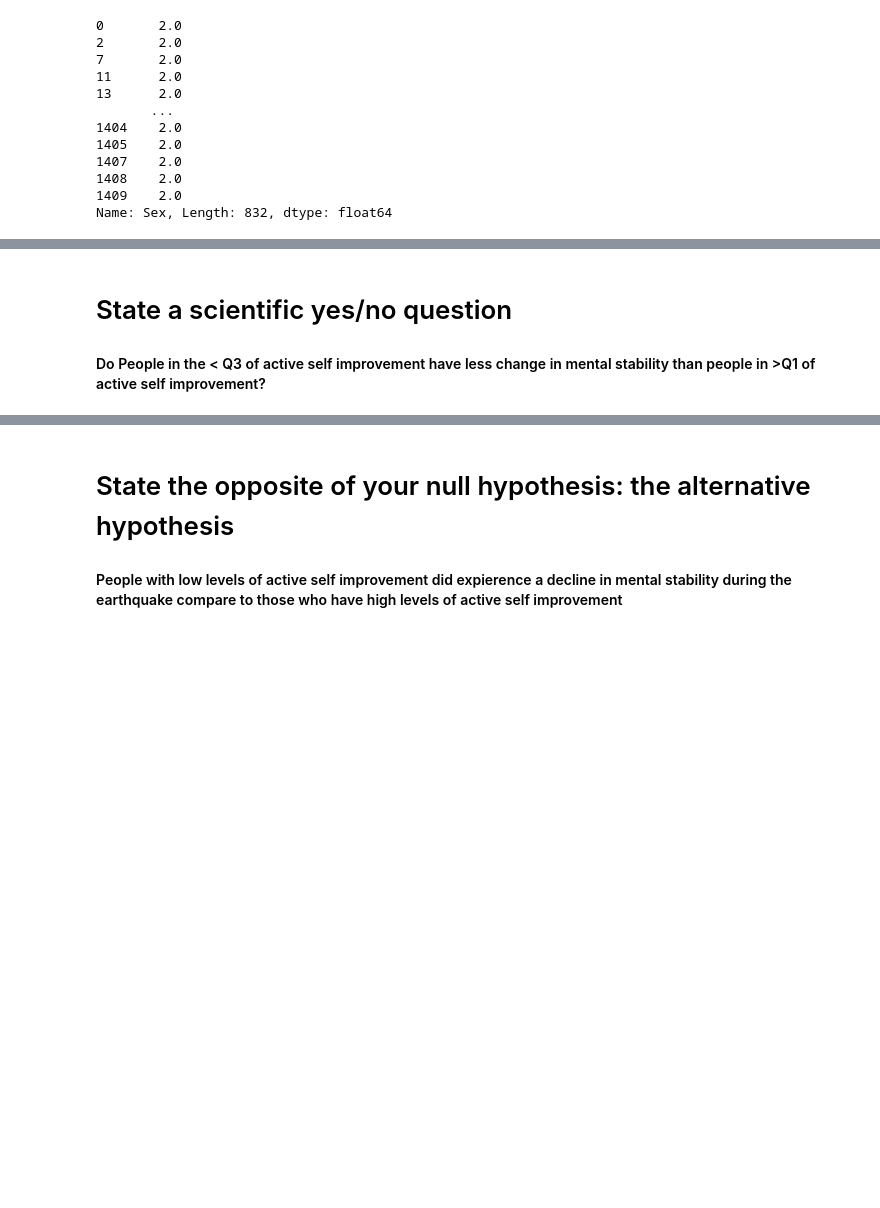
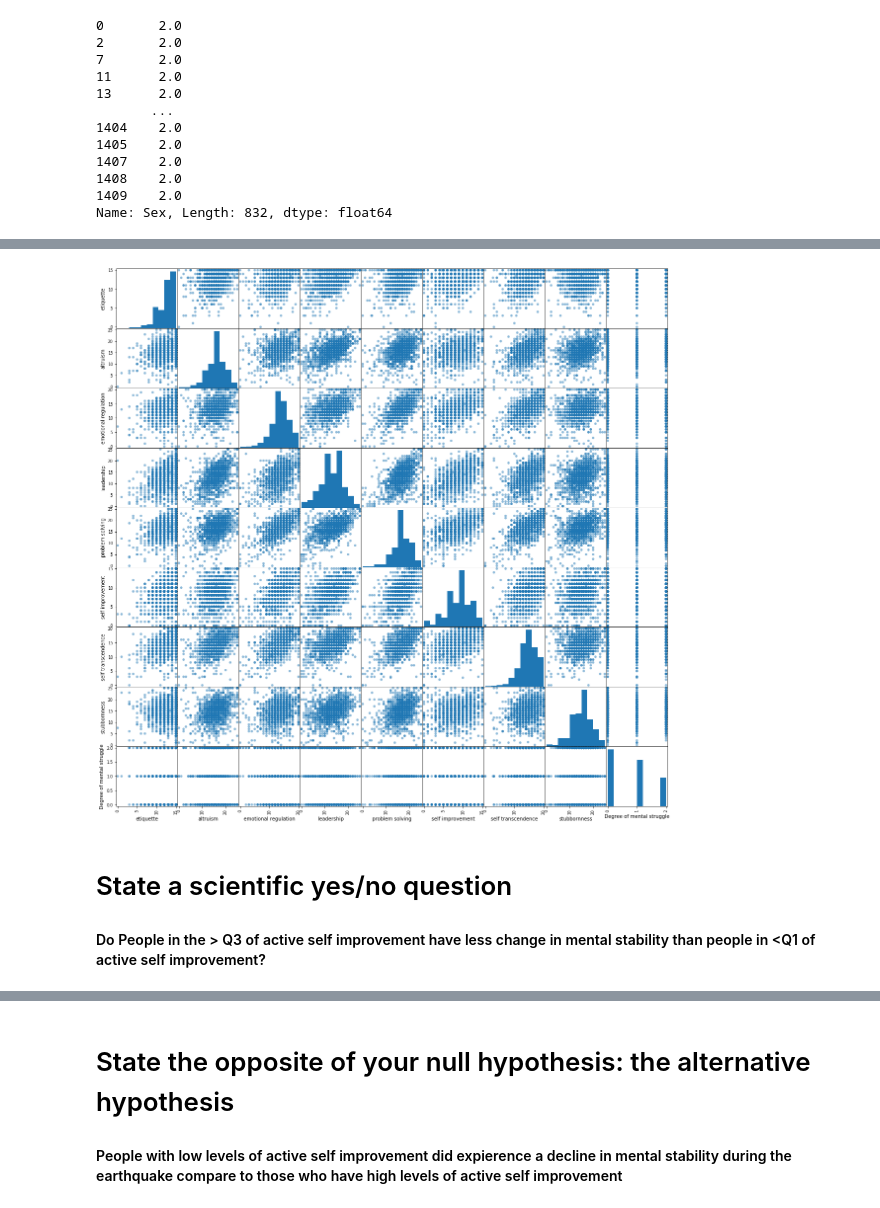
Before and after one commit to josephshanks/JapanEarthquake2011, a Jupyter notebook: S1.ipynb, the cells around one changed output, grey strips where cells are left out. Saved outputs shown, nothing was run; the diff lists cells and outputs as text; code cells hidden in the pictures; blank space fills up the shorter version.

Commit message:
create scatter matrix

```diff
--- a/S1.ipynb
+++ b/S1.ipynb
@@ -175,6 +187,8 @@ df_imevac_health_domains.set_index("ID", inplace=True)
 1412 rows × 152 columns
 # %%
 # column of "the degree of which one's own mental stability was affected"
-
+new_df=pd.DataFrame()
 df_imevac_health_domains['Unnamed: 16']
+new_df['Degree of Mental Struggle'] = df_imevac_health_domains['Unnamed: 16'].dropna()
+new_df
 # %% [output]
@@ -551,0 +572,6 @@ Name: Sex, Length: 832, dtype: float64
+# %%
+def histogram_maker(df):
+    cols = [col for col in df.columns if type(col) == int]
+    return df[cols].sum(axis=1)
+
+histogram_maker(df_p_leadership).isna().sum()
@@ -551,0 +580,13 @@ Name: Sex, Length: 832, dtype: float64
+# %%
+df_df = pd.DataFrame()
+# %%
+df_df['etiquette'] = histogram_maker(df_p_etiquette)
+df_df['altruism'] = histogram_maker(df_p_altruism)
+df_df['emotional regulation'] = histogram_maker(df_p_emotional_regulation)
+df_df['leadership'] = histogram_maker(df_p_leadership)
+df_df['problem solving'] = histogram_maker(df_p_problem_solving)
+df_df['self improvement'] = histogram_maker(df_p_self_improvement)
+df_df['self transcendence'] = histogram_maker(df_p_self_transcendence)
+df_df['stubbornness'] = histogram_maker(df_p_stubbornness)
+df_df['Degree of mental struggle'] = new_df['Degree of Mental Struggle']
+df_df.isna().sum(axis=1)
@@ -551,0 +607,4 @@ Name: Sex, Length: 832, dtype: float64
+# %%
+pd.plotting.scatter_matrix(df_df, figsize=(20, 20), s=100);
+# %% [output]
+[figure, added]
@@ -554,7 +618,7 @@ Name: Sex, Length: 832, dtype: float64
 
 
 
-#### Do People in the < Q3 of active self improvement have less change in mental stability than people in >Q1 of active self improvement?
+#### Do People in the > Q3 of active self improvement have less change in mental stability than people in <Q1 of active self improvement?
 # %% [markdown]
 # Take a skeptical stance: state a null hypothesis
 
```
Also changed, not shown: parts of 13 cells of this notebook.
